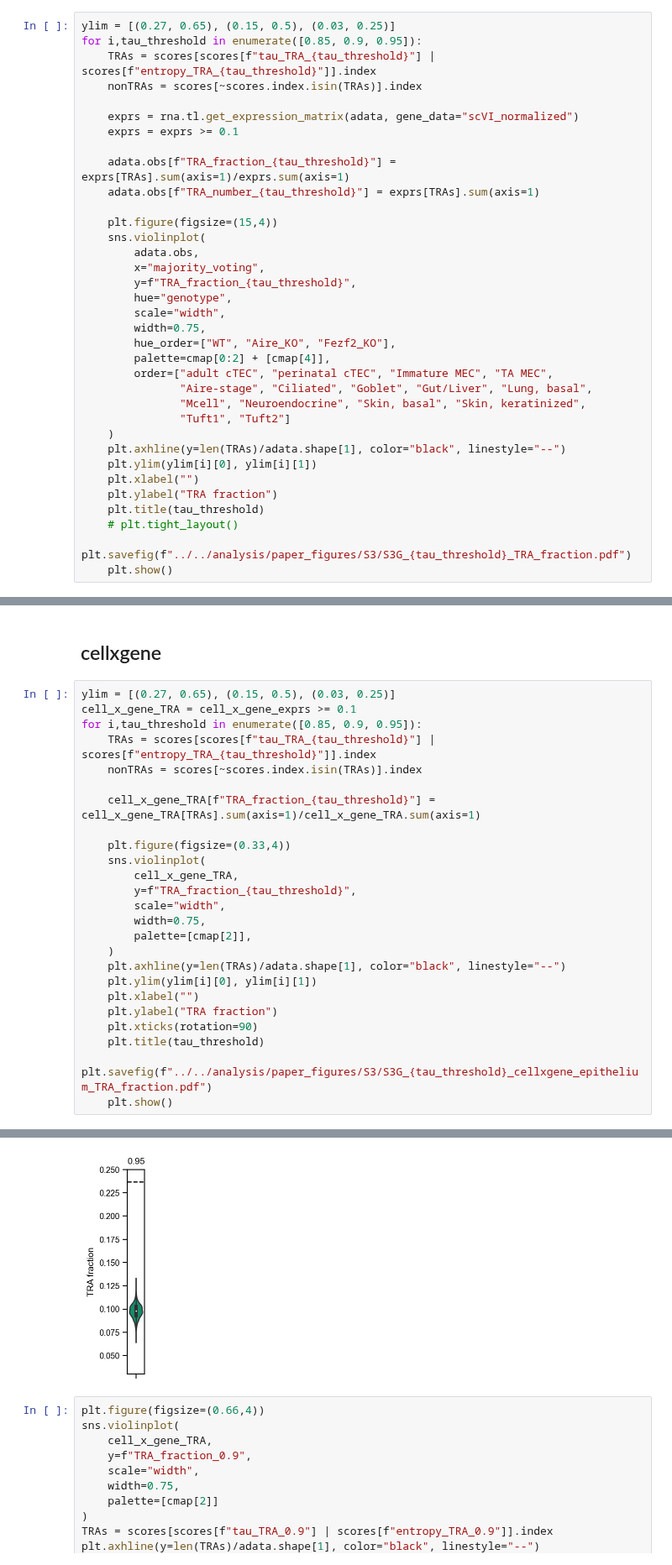
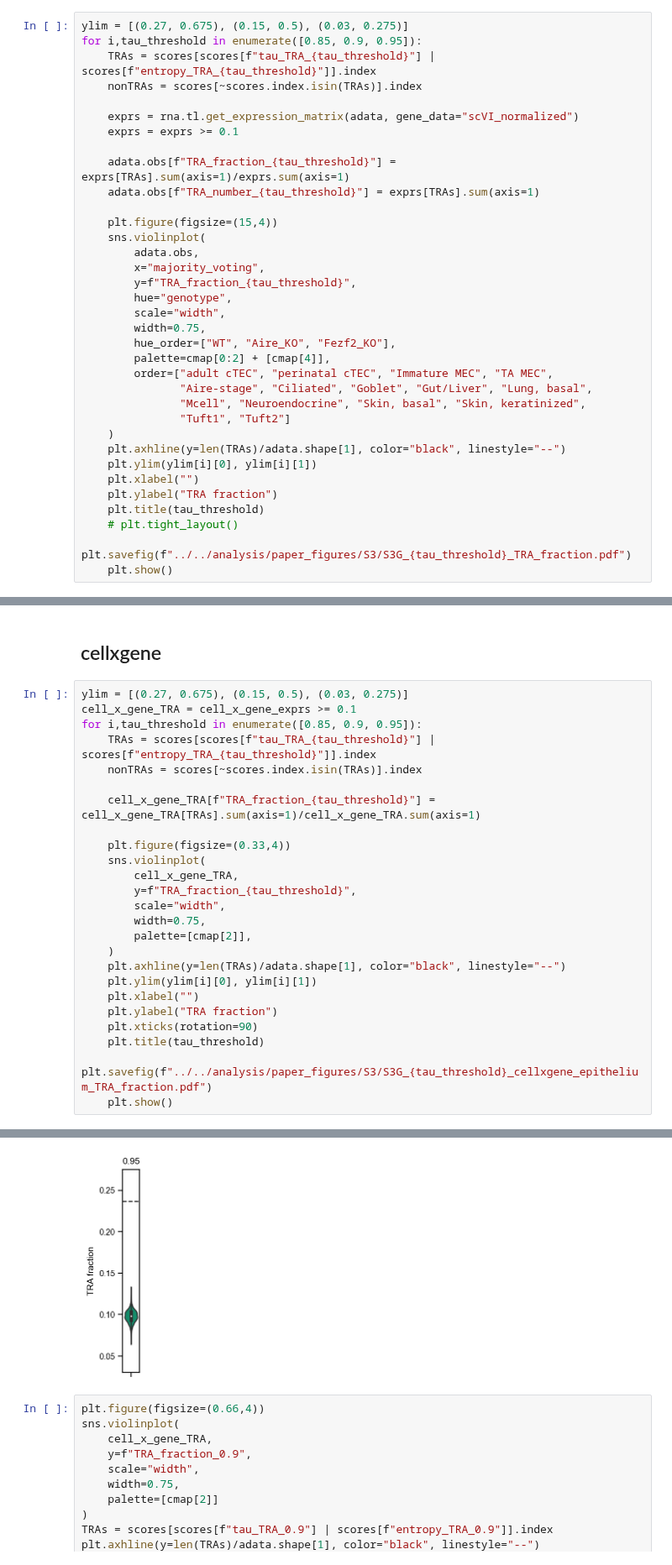
Before and after one commit to j-germino/M-cells, a Jupyter notebook: code/scRNA-seq/TRA_scoring.ipynb, the cells around one changed output, grey strips where cells are left out. Shown at 84% size. Drawn from its saved outputs; the diff is of its cells as text.

```diff
--- a/code/scRNA-seq/TRA_scoring.ipynb
+++ b/code/scRNA-seq/TRA_scoring.ipynb
@@ -47,7 +47,7 @@ cell_x_gene_exprs = cell_x_gene_exprs[adata.var_names].copy()
 # %% [markdown]
 # TRA fraction
 # %%
-ylim = [(0.27, 0.65), (0.15, 0.5), (0.03, 0.25)]
+ylim = [(0.27, 0.675), (0.15, 0.5), (0.03, 0.275)]
 for i,tau_threshold in enumerate([0.85, 0.9, 0.95]):
     TRAs = scores[scores[f"tau_TRA_{tau_threshold}"] | scores[f"entropy_TRA_{tau_threshold}"]].index
     nonTRAs = scores[~scores.index.isin(TRAs)].index
@@ -114,7 +204,7 @@ aire = obs_data[obs_data.genotype=="Aire_KO"]
 # %% [markdown]
 ## cellxgene
 # %%
-ylim = [(0.27, 0.65), (0.15, 0.5), (0.03, 0.25)]
+ylim = [(0.27, 0.675), (0.15, 0.5), (0.03, 0.275)]
 cell_x_gene_TRA = cell_x_gene_exprs >= 0.1
 for i,tau_threshold in enumerate([0.85, 0.9, 0.95]):
     TRAs = scores[scores[f"tau_TRA_{tau_threshold}"] | scores[f"entropy_TRA_{tau_threshold}"]].index
@@ -143,5 +233,5 @@ for i,tau_threshold in enumerate([0.85, 0.9, 0.95]):
 [figure]
-[figure, old version]
+[figure, new version]
 # %%
 plt.figure(figsize=(0.66,4))
 sns.violinplot(
```
Also changed, not shown: parts of 10 cells of this notebook, 28 other files.
